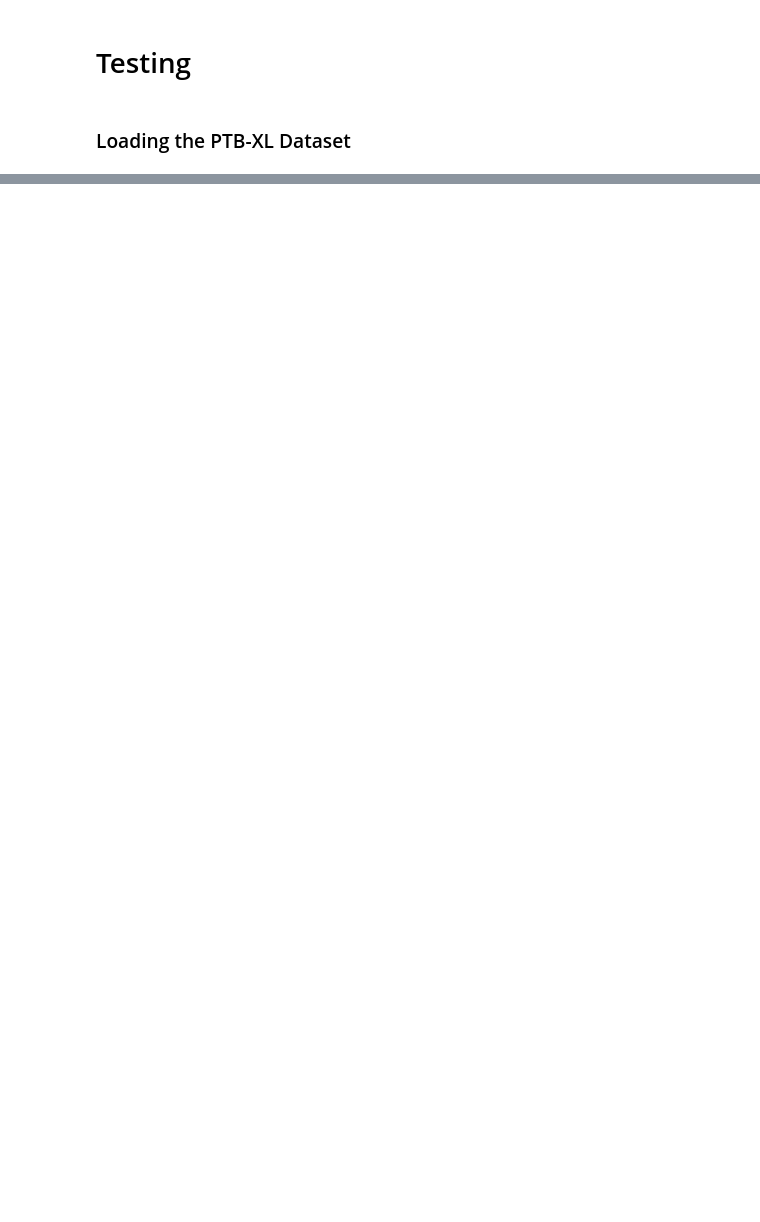
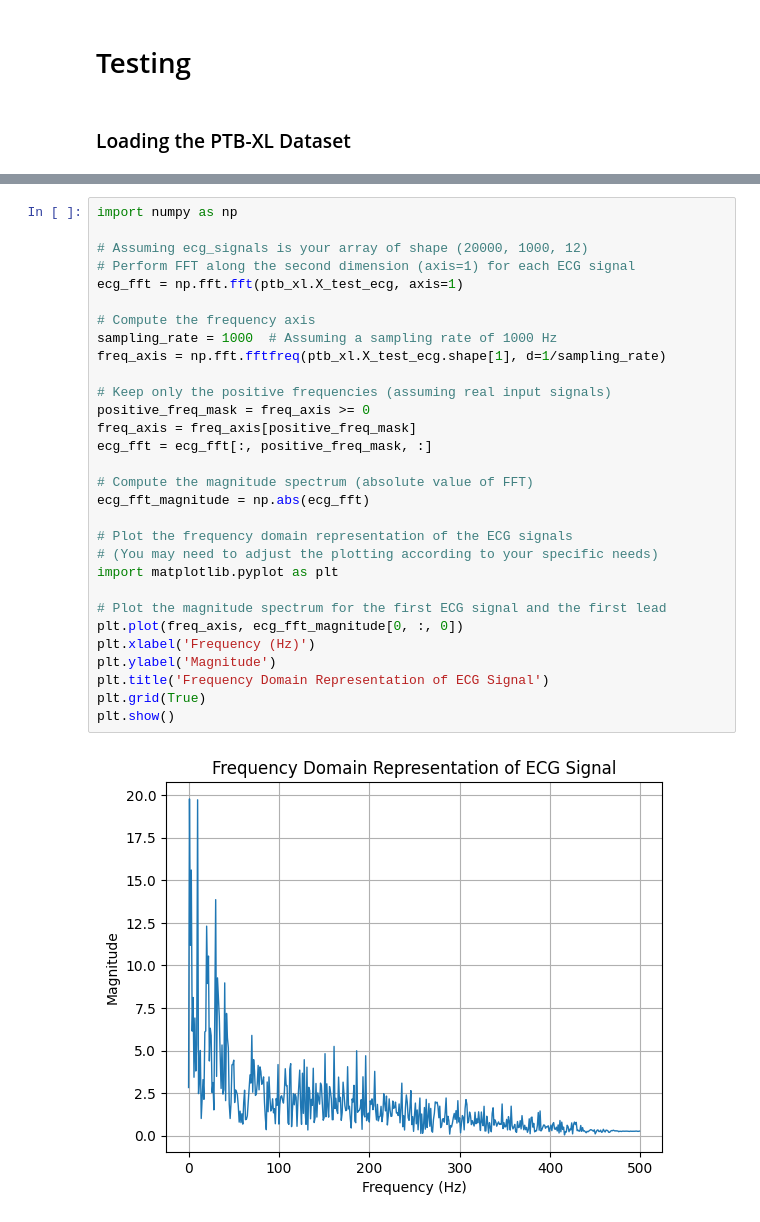
Before and after one commit to Simo067m/Bachelors-project, a Jupyter notebook: src/testing.ipynb, the cells around one changed output, grey strips where cells are left out. Saved outputs shown, nothing was run; the diff lists cells and outputs as text; blank space fills up the shorter version.

```diff
--- a/src/testing.ipynb
+++ b/src/testing.ipynb
@@ -42,0 +56,32 @@ plt.show()
+# %%
+import numpy as np
+
+# Assuming ecg_signals is your array of shape (20000, 1000, 12)
+# Perform FFT along the second dimension (axis=1) for each ECG signal
+ecg_fft = np.fft.fft(ptb_xl.X_test_ecg, axis=1)
+
+# Compute the frequency axis
+sampling_rate = 1000  # Assuming a sampling rate of 1000 Hz
+freq_axis = np.fft.fftfreq(ptb_xl.X_test_ecg.shape[1], d=1/sampling_rate)
+
+# Keep only the positive frequencies (assuming real input signals)
+positive_freq_mask = freq_axis >= 0
+freq_axis = freq_axis[positive_freq_mask]
+ecg_fft = ecg_fft[:, positive_freq_mask, :]
+
+# Compute the magnitude spectrum (absolute value of FFT)
+ecg_fft_magnitude = np.abs(ecg_fft)
+
+# Plot the frequency domain representation of the ECG signals
+# (You may need to adjust the plotting according to your specific needs)
+import matplotlib.pyplot as plt
+
+# Plot the magnitude spectrum for the first ECG signal and the first lead
+plt.plot(freq_axis, ecg_fft_magnitude[0, :, 0])
+plt.xlabel('Frequency (Hz)')
+plt.ylabel('Magnitude')
+plt.title('Frequency Domain Representation of ECG Signal')
+plt.grid(True)
+plt.show()
+# %% [output]
+[figure, added]
```
Also changed, not shown: parts of 7 cells of this notebook, 9 other files.
